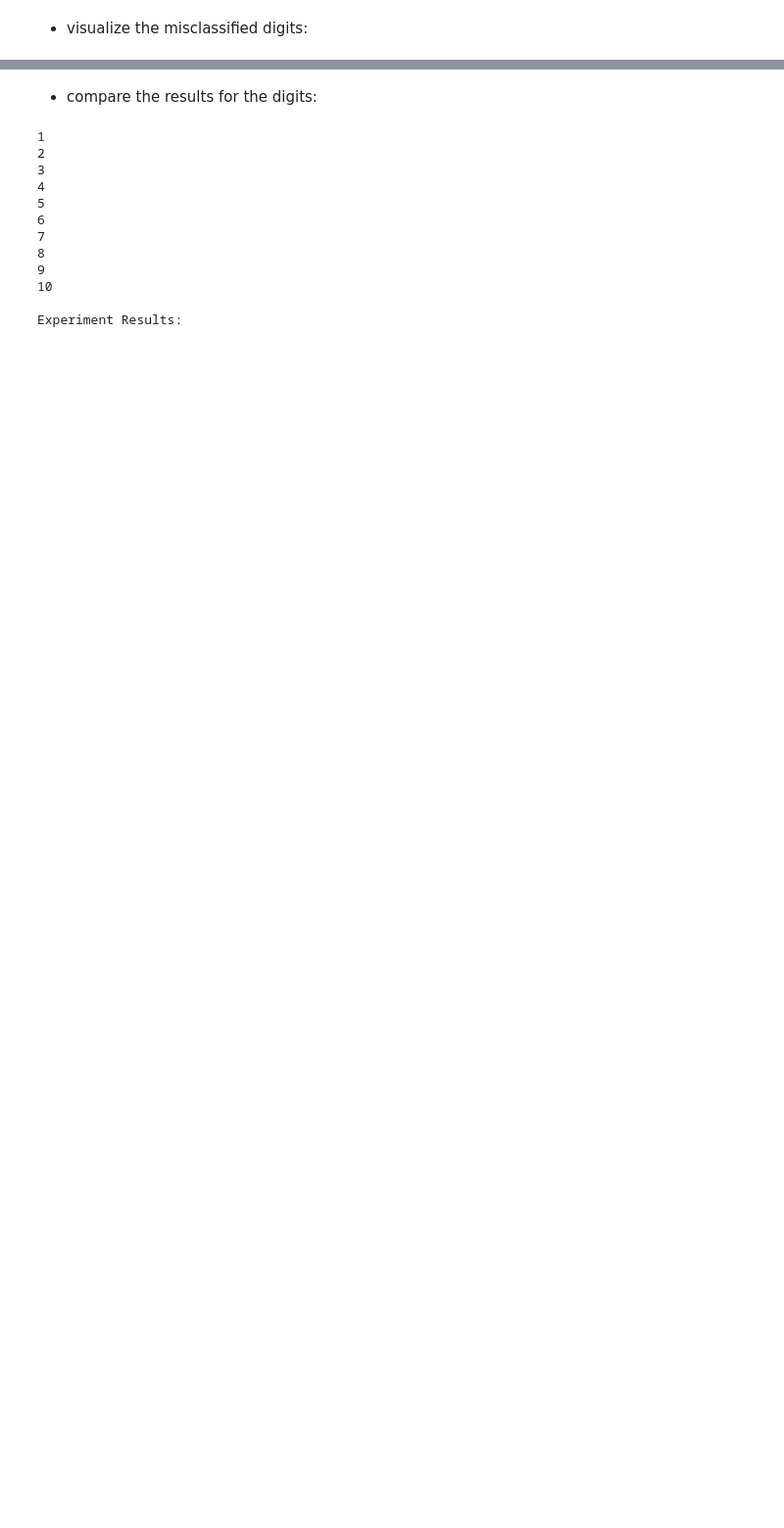
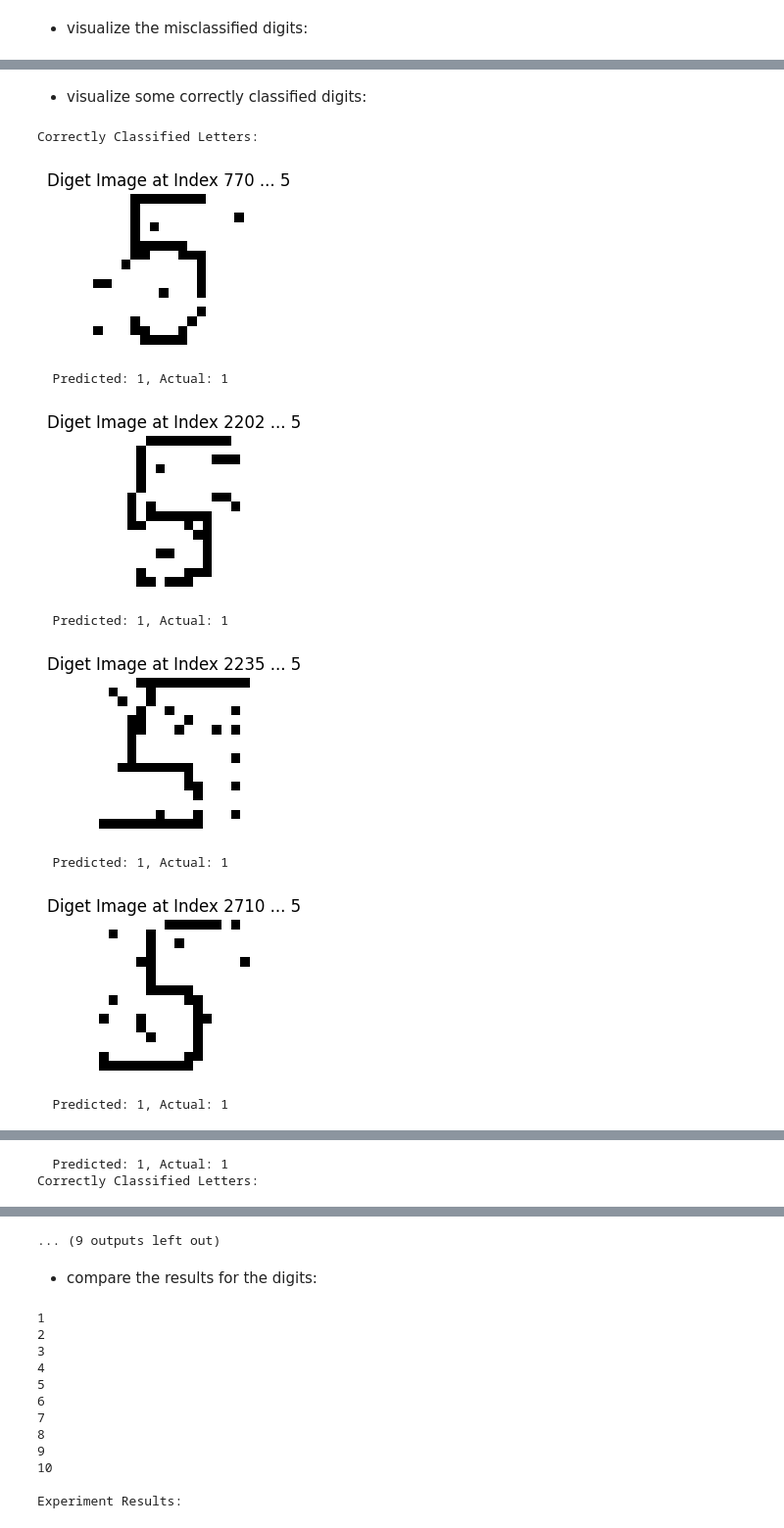
Before and after one commit to reitezuz/18NES1-2025-, a Jupyter notebook: week2/digits_example.ipynb, the cells around one changed output, grey strips where cells are left out. Shown at 98% size. Saved outputs shown, nothing was run; the diff lists cells and outputs as text; code cells hidden in the pictures; blank space fills up the shorter version.

```diff
--- a/week2/digits_example.ipynb
+++ b/week2/digits_example.ipynb
@@ -245,0 +258,33 @@ Misclassified Digits:
+# %% [markdown]
+- visualize some correctly classified digits:
+# %%
+
+
+for inputs1 in [inputs_noisy, inputs_denoised]:
+    outputs = perceptron.forward(inputs1)
+
+    # Find correctly classified letters
+    correctly_classified_indices = []
+    outputs = perceptron.forward(inputs1)
+    for i in range(len(outputs)):
+        if outputs[i] == true_outputs[i] == 1:
+            correctly_classified_indices.append(i)
+
+    # Visualize the letters
+    import random
+    num_to_visualize = 5  # Adjust the number of images to visualize
+    random_indices = random.sample(correctly_classified_indices, min(num_to_visualize, len(correctly_classified_indices)))
+    print("Correctly Classified Letters:")
+    for index in random_indices:
+        visualize_digit(inputs1, labels, index)
+        print(f"  Predicted: {1 if outputs[index] > 0 else -1}, Actual: {true_outputs[index]}")
+# %% [output]
+Correctly Classified Letters:
+[figure, added]
+  Predicted: 1, Actual: 1
+[figure, added]
+  Predicted: 1, Actual: 1
+[figure, added]
+  Predicted: 1, Actual: 1
+[figure, added]
+  Predicted: 1, Actual: 1
@@ -245,0 +292,2 @@ Misclassified Digits:
+  Predicted: 1, Actual: 1
+Correctly Classified Letters:
@@ -246,3 +295,4 @@ Misclassified Digits:
+... (9 outputs left out)
 # %% [markdown]
 - compare the results for the digits:
 # %%
```
Also changed, not shown: parts of 3 cells of this notebook.
